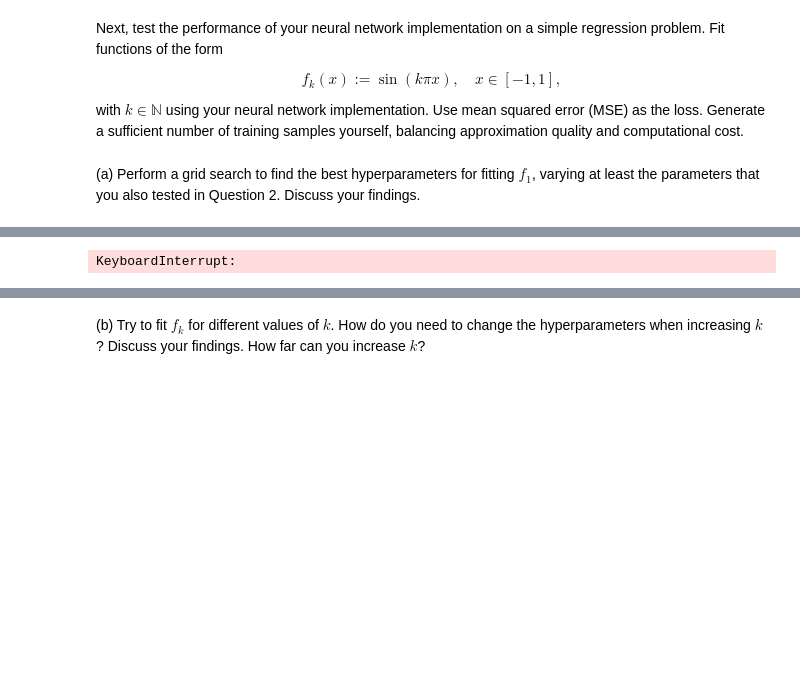
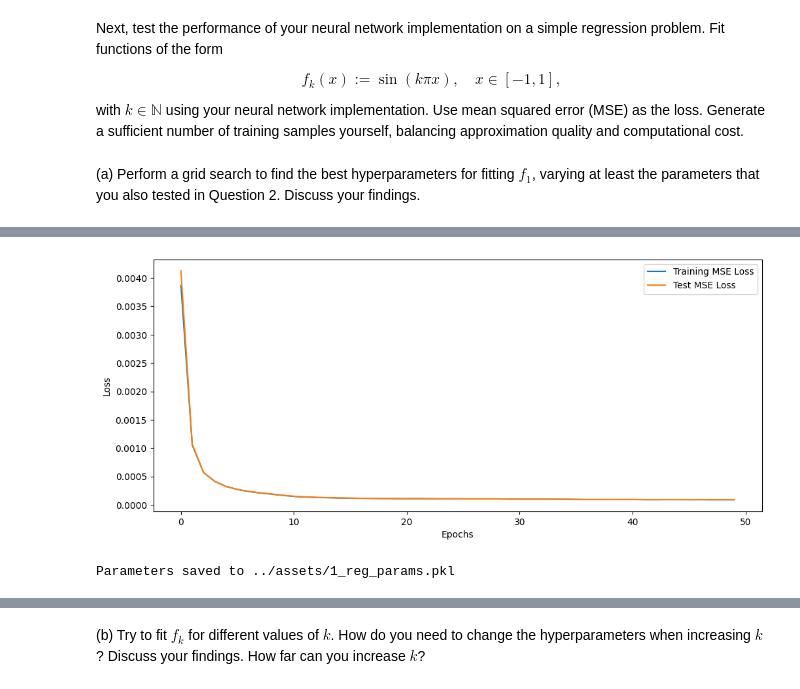
Before and after one commit to yazanmashal03/laoml-project, a Jupyter notebook: notebook/project2.ipynb, the cells around one changed output, grey strips where cells are left out. Saved outputs shown, nothing was run; the diff lists cells and outputs as text; code cells hidden in the pictures; blank space fills up the shorter version.

```diff
--- a/notebook/project2.ipynb
+++ b/notebook/project2.ipynb
@@ -593,7 +589,7 @@ KeyboardInterrupt:
 # %%
 # We now train the best model on the full training set.
 best_config = {
-    'layer_widths': [1, 128, 128, 1],
+    'layer_widths': [1, 16, 16, 1],
     'activation': 'relu',
     'learning_rate': 0.1,
     'batch_size': 64,
@@ -620,4 +622,5 @@ Epoch 0: Train Loss = 0.4503, Test Loss = 0.4529
+[figure, added]
-KeyboardInterrupt:
+Parameters saved to ../assets/1_reg_params.pkl
 # %%
 # plot the true function and the predicted function
 y_pred = forward(params, x_test, best_config['activation'])
```
Also changed, not shown: parts of 9 cells of this notebook, 1 other file.
